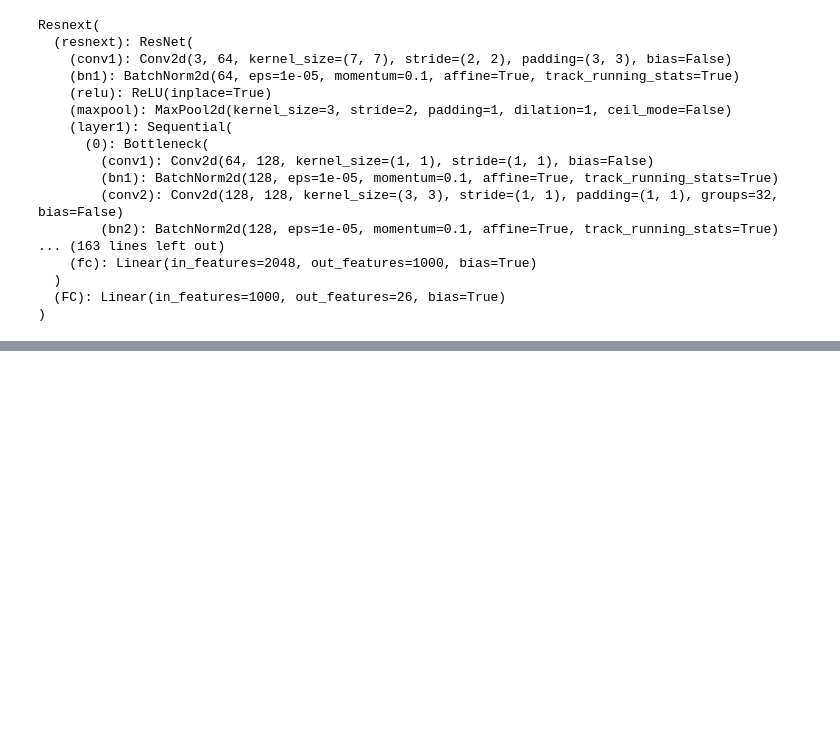
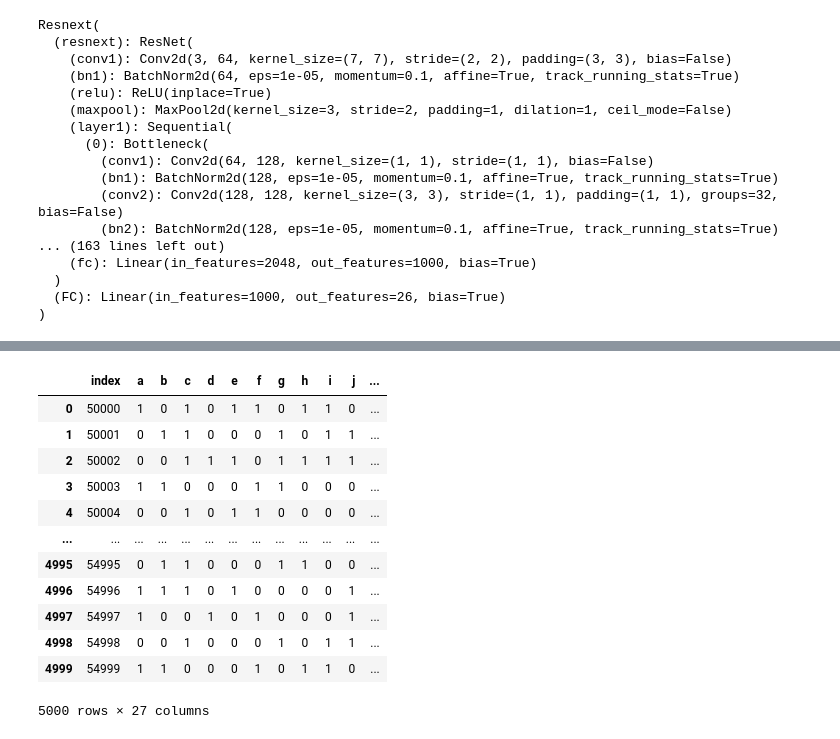
Before and after one commit to YBIGTA-VacationProject/DaconComputerVision, a Jupyter notebook: Joonkyo/project.ipynb, the cells around one changed output, grey strips where cells are left out. Drawn from its saved outputs; the diff is of its cells as text; code cells hidden in the pictures; blank space fills up the shorter version.

Commit message:
add TTA test

```diff
--- a/Joonkyo/project.ipynb
+++ b/Joonkyo/project.ipynb
@@ -338 +359,42 @@ submission
+# %%
+best_modelss=[]
+model1 = torch.load('/content/gdrive/MyDrive/Colab Notebooks/models/624_resnext_0.2651_epoch_24.pth')
+best_modelss.append(model1)
+# %%
+## tta
+
+submission = pd.read_csv("sample_submission.csv")
+
+for model in best_modelss:
+    with torch.no_grad():
+        model.eval()
+
+        test_dataset = MnistDataset(imgs_dir=test_imgs_dir, transform=test_transform, train=False)
+        test_loader = DataLoader(dataset=test_dataset, batch_size=32, shuffle=False)
+
+        tta_model=tta.ClassificationTTAWrapper(model,tta.aliases.ten_crop_transform(224,224),merge_mode='mean')
+
+        for n, X_test in enumerate(tqdm(test_loader)):
+            X_test = torch.tensor(X_test, device=device, dtype=torch.float32)
+            with torch.no_grad():
+                model.eval()
+                pred_test = tta_model(X_test).cpu().detach().numpy()
+                submission.iloc[n*32:(n+1)*32,1:] += pred_test
+# %%
+submission.iloc[:,1:] = np.where(submission.values[:,1:]>=0.5, 1,0)
+submission
+# %% [output]
+|  | index | a | b | c | d | e | f | g | h | i | j | ... |
+| 0 | 50000 | 1 | 0 | 1 | 0 | 1 | 1 | 0 | 1 | 1 | 0 | ... |
+| 1 | 50001 | 0 | 1 | 1 | 0 | 0 | 0 | 1 | 0 | 1 | 1 | ... |
+| 2 | 50002 | 0 | 0 | 1 | 1 | 1 | 0 | 1 | 1 | 1 | 1 | ... |
+| 3 | 50003 | 1 | 1 | 0 | 0 | 0 | 1 | 1 | 0 | 0 | 0 | ... |
+| 4 | 50004 | 0 | 0 | 1 | 0 | 1 | 1 | 0 | 0 | 0 | 0 | ... |
+| ... | ... | ... | ... | ... | ... | ... | ... | ... | ... | ... | ... | ... |
+| 4995 | 54995 | 0 | 1 | 1 | 0 | 0 | 0 | 1 | 1 | 0 | 0 | ... |
+| 4996 | 54996 | 1 | 1 | 1 | 0 | 1 | 0 | 0 | 0 | 0 | 1 | ... |
+| 4997 | 54997 | 1 | 0 | 0 | 1 | 0 | 1 | 0 | 0 | 0 | 1 | ... |
+| 4998 | 54998 | 0 | 0 | 1 | 0 | 0 | 0 | 1 | 0 | 1 | 1 | ... |
+| 4999 | 54999 | 1 | 1 | 0 | 0 | 0 | 1 | 0 | 1 | 1 | 0 | ... |
+5000 rows × 27 columns
 # %%
```
Also changed, not shown: parts of 29 cells of this notebook.
